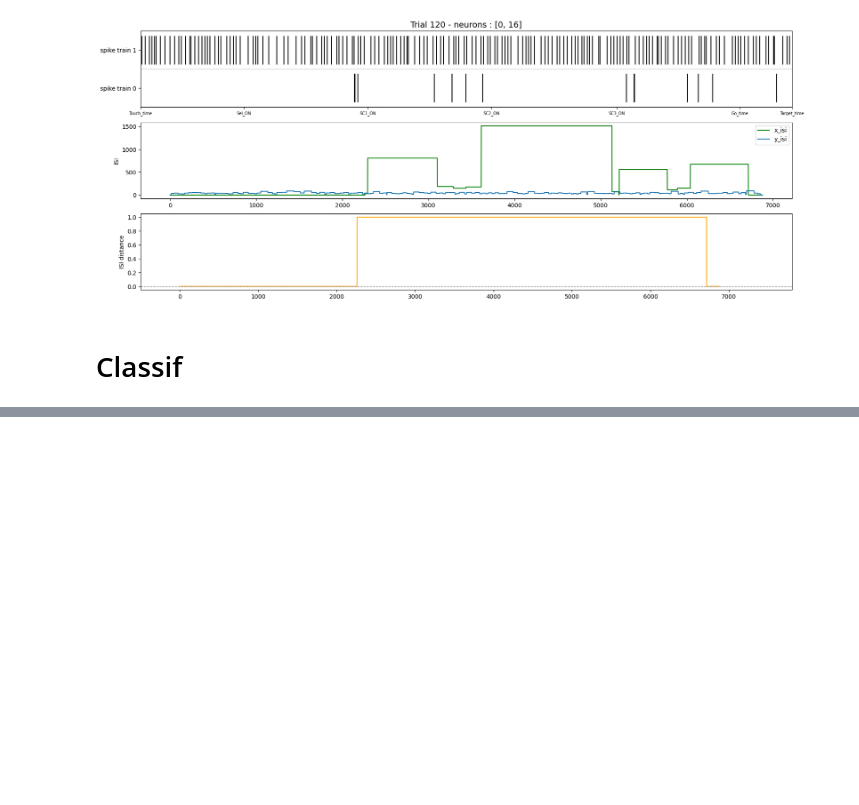
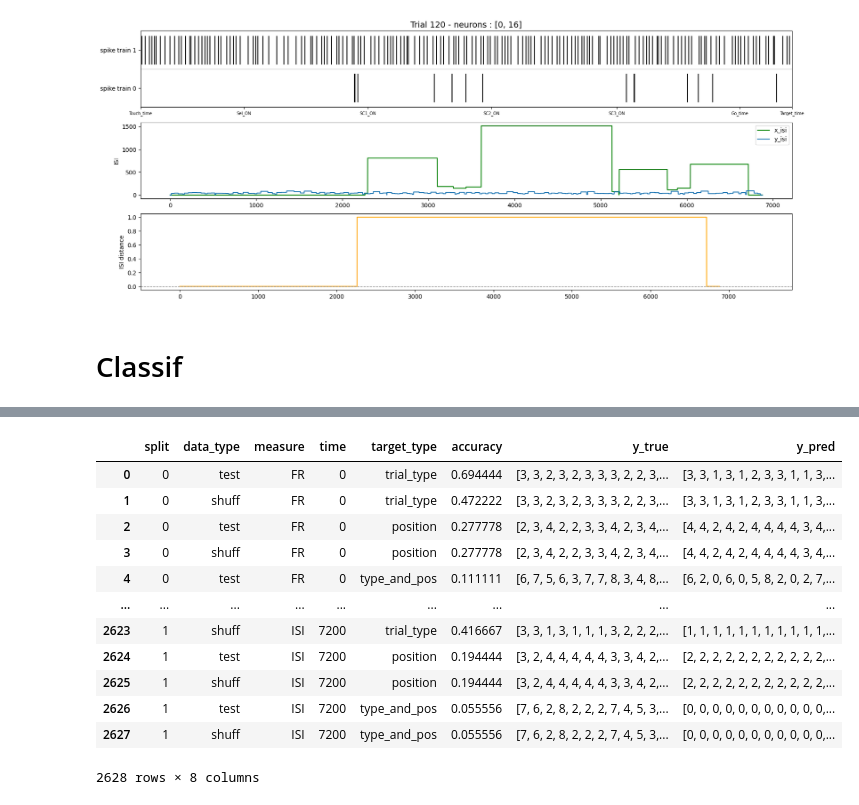
Before and after one commit to Lamifsud/pattern_classification_git, a Jupyter notebook: pipeline_drafts/HistGrad.ipynb, the cells around one changed output, grey strips where cells are left out. Cells and saved outputs as stored; diff of their text form; code cells hidden in the pictures; blank space fills up the shorter version.

```diff
--- a/pipeline_drafts/HistGrad.ipynb
+++ b/pipeline_drafts/HistGrad.ipynb
@@ -420,5 +357,19 @@ SPLIT : 1
 # %%
-acc_df = acc
+acc_df
+# %% [output]
+|  | split | data_type | measure | time | target_type | accuracy | y_true | y_pred |
+| 0 | 0 | test | FR | 0 | trial_type | 0.694444 | [3, 3, 2, 3, 2, 3, 3, 3, 2, 2, 3,... | [3, 3, 1, 3, 1, 2, 3, 3, 1, 1, 3,... |
+| 1 | 0 | shuff | FR | 0 | trial_type | 0.472222 | [3, 3, 2, 3, 2, 3, 3, 3, 2, 2, 3,... | [3, 3, 1, 3, 1, 2, 3, 3, 1, 1, 3,... |
+| 2 | 0 | test | FR | 0 | position | 0.277778 | [2, 3, 4, 2, 2, 3, 3, 4, 2, 3, 4,... | [4, 4, 2, 4, 2, 4, 4, 4, 4, 3, 4,... |
+| 3 | 0 | shuff | FR | 0 | position | 0.277778 | [2, 3, 4, 2, 2, 3, 3, 4, 2, 3, 4,... | [4, 4, 2, 4, 2, 4, 4, 4, 4, 3, 4,... |
+| 4 | 0 | test | FR | 0 | type_and_pos | 0.111111 | [6, 7, 5, 6, 3, 7, 7, 8, 3, 4, 8,... | [6, 2, 0, 6, 0, 5, 8, 2, 0, 2, 7,... |
+| ... | ... | ... | ... | ... | ... | ... | ... | ... |
+| 2623 | 1 | shuff | ISI | 7200 | trial_type | 0.416667 | [3, 3, 1, 3, 1, 1, 1, 3, 2, 2, 2,... | [1, 1, 1, 1, 1, 1, 1, 1, 1, 1, 1,... |
+| 2624 | 1 | test | ISI | 7200 | position | 0.194444 | [3, 2, 4, 4, 4, 4, 4, 3, 3, 4, 2,... | [2, 2, 2, 2, 2, 2, 2, 2, 2, 2, 2,... |
+| 2625 | 1 | shuff | ISI | 7200 | position | 0.194444 | [3, 2, 4, 4, 4, 4, 4, 3, 3, 4, 2,... | [2, 2, 2, 2, 2, 2, 2, 2, 2, 2, 2,... |
+| 2626 | 1 | test | ISI | 7200 | type_and_pos | 0.055556 | [7, 6, 2, 8, 2, 2, 2, 7, 4, 5, 3,... | [0, 0, 0, 0, 0, 0, 0, 0, 0, 0, 0,... |
+| 2627 | 1 | shuff | ISI | 7200 | type_and_pos | 0.055556 | [7, 6, 2, 8, 2, 2, 2, 7, 4, 5, 3,... | [0, 0, 0, 0, 0, 0, 0, 0, 0, 0, 0,... |
+2628 rows × 8 columns
 # %%
 import seaborn as sns
 import matplotlib.pyplot as plt
```
Also changed, not shown: parts of 8 cells of this notebook, 1 other file.
